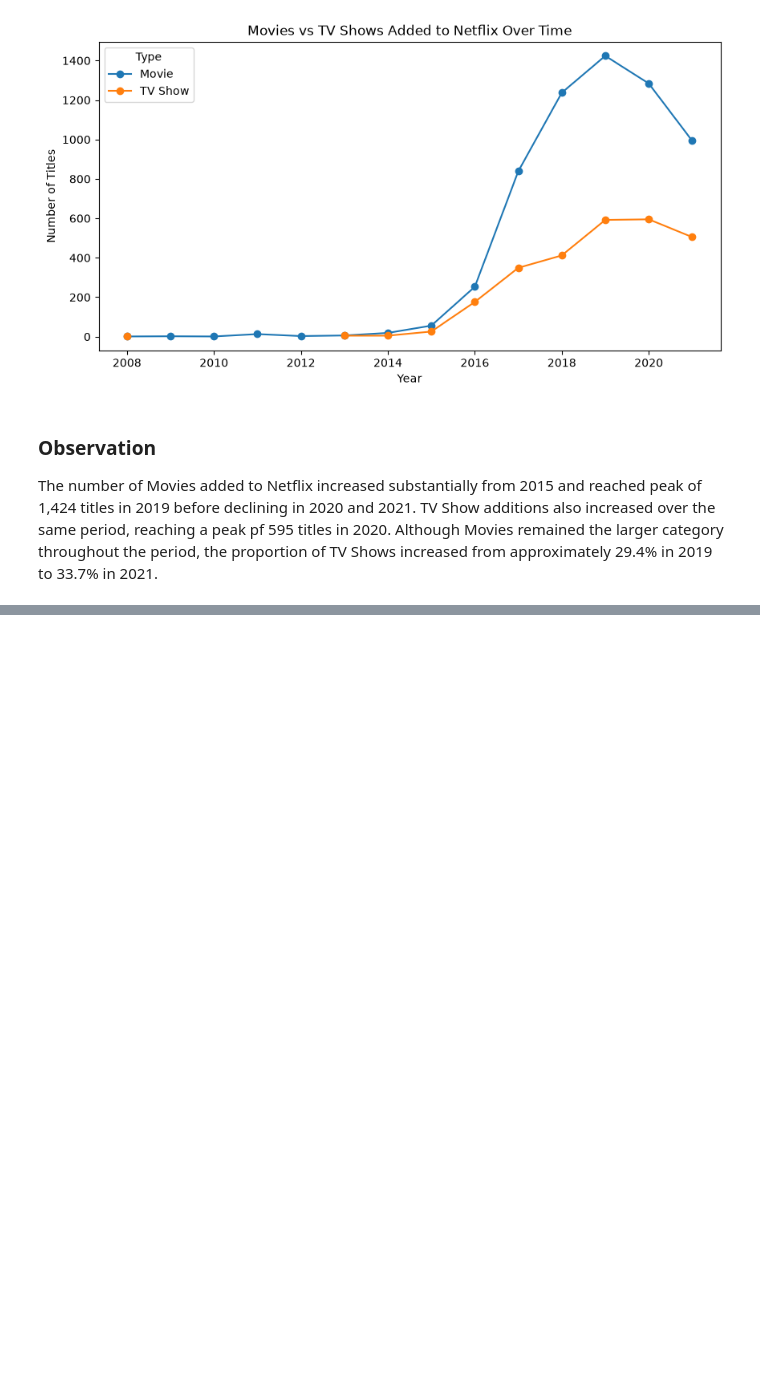
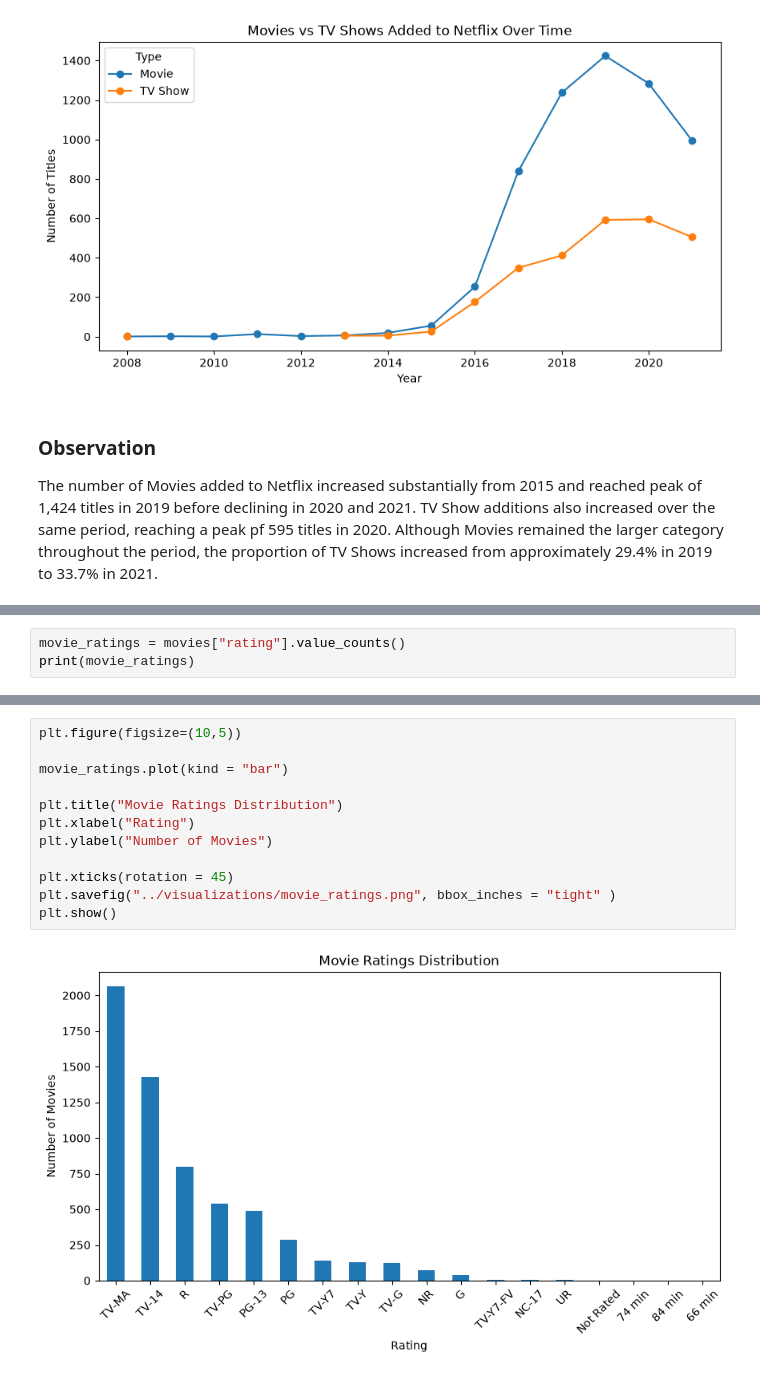
Before and after one commit to Minakshi-kaushik/Netflix-Data-Analysis, a Jupyter notebook: notebooks/netflix_analysis.ipynb, the cells around one changed output, grey strips where cells are left out. Saved outputs shown, nothing was run; the diff lists cells and outputs as text; blank space fills up the shorter version.

```diff
--- a/notebooks/netflix_analysis.ipynb
+++ b/notebooks/netflix_analysis.ipynb
@@ -345,0 +539,3 @@ The number of Movies added to Netflix increased substantially from 2015 and reac
+# %%
+movie_ratings = movies["rating"].value_counts()
+print(movie_ratings)
@@ -345,0 +563,14 @@ The number of Movies added to Netflix increased substantially from 2015 and reac
+# %%
+plt.figure(figsize=(10,5))
+
+movie_ratings.plot(kind = "bar")
+
+plt.title("Movie Ratings Distribution")
+plt.xlabel("Rating")
+plt.ylabel("Number of Movies")
+
+plt.xticks(rotation = 45)
+plt.savefig("../visualizations/movie_ratings.png", bbox_inches = "tight" )
+plt.show()
+# %% [output]
+[figure, added]
```
Also changed, not shown: parts of 31 cells of this notebook, 5 other files.
